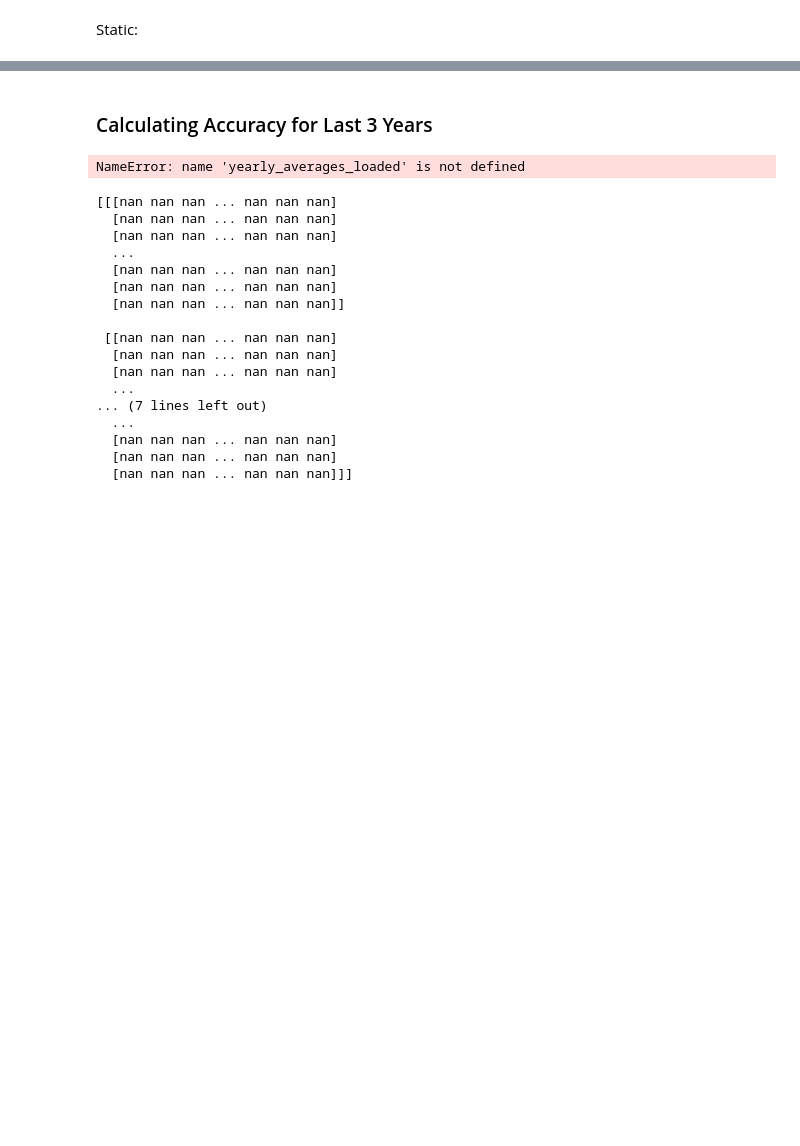
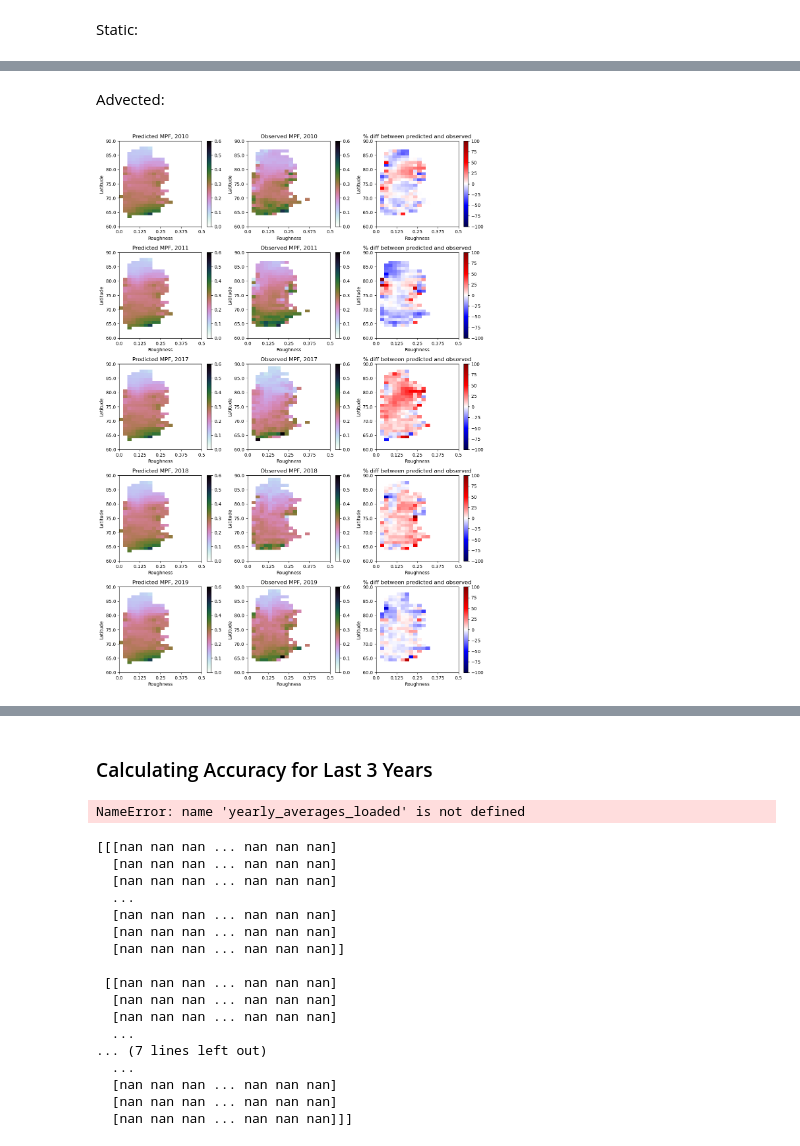
Before and after one commit to rhtweedie/modelled_mpf_with_advection, a Jupyter notebook: lat_analysis_take_2.ipynb, the cells around one changed output, grey strips where cells are left out. Drawn from its saved outputs; the diff is of its cells as text; code cells hidden in the pictures; blank space fills up the shorter version.

```diff
--- a/lat_analysis_take_2.ipynb
+++ b/lat_analysis_take_2.ipynb
@@ -796,0 +539,40 @@ Loaded MISR data
+# %% [markdown]
+Advected:
+# %%
+YEARS = [2010, 2011, 2017, 2018, 2019]
+
+all_advected_predictions = np.zeros((len(YEARS), 1000000))
+results_advected = np.zeros((6,3))
+fig = plt.figure(figsize=(12,20))
+
+for y in range(len(YEARS)):
+    year = YEARS[y]
+
+    april_MISR, lon_MISR, lat_MISR, x_MISR, y_MISR = load_static_MISR(year)
+    mean_observed_mpf, lon_mpf, lat_mpf, x_mpf, y_mpf = load_observed_mpf(year, x_MISR, y_MISR)
+    mean_advected_MISR = load_advected_MISR(YEAR)
+
+    predicted_mpf_advected = predict_mpf(mean_advected_MISR, lat_MISR, mean_advected_bins)
+    all_advected_predictions[y] = predicted_mpf_advected.ravel()
+
+    observed_year_average = calculate_binned_averages(mean_observed_mpf, mean_advected_MISR, lat_MISR)
+    predicted_year_average = calculate_binned_averages(predicted_mpf_advected, mean_advected_MISR, lat_MISR)
+
+    results_advected[y,0] = np.nanmean(predicted_year_average)
+    results_advected[y,1] = np.nanmean(observed_year_average)
+    results_advected[y,2] = np.nanmean((np.square(predicted_year_average - observed_year_average)))
+
+    plt.subplot(6,3,y*3+1)
+    plot_bins(predicted_year_average, 'cubehelix_r', 0, 0.6, f'Predicted MPF, {year}')
+
+    plt.subplot(6,3,y*3+2)
+    plot_bins(observed_year_average, 'cubehelix_r', 0, 0.6, f'Observed MPF, {year}')
+
+    plt.subplot(6,3,y*3+3)
+    plot_bins(perc_diff(predicted_year_average, observed_year_average), 'seismic', -100, 100, f'% diff between predicted and observed')
+
+# Show the plot
+fig.tight_layout()
+plt.show()
+# %% [output]
+[figure, added]
```
Also changed, not shown: parts of 14 cells of this notebook.
